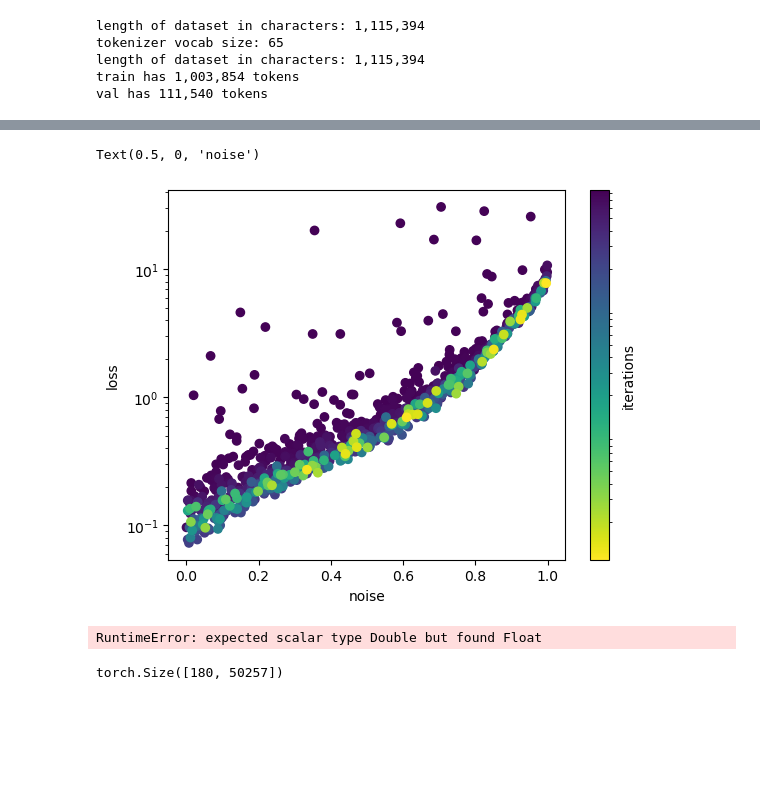
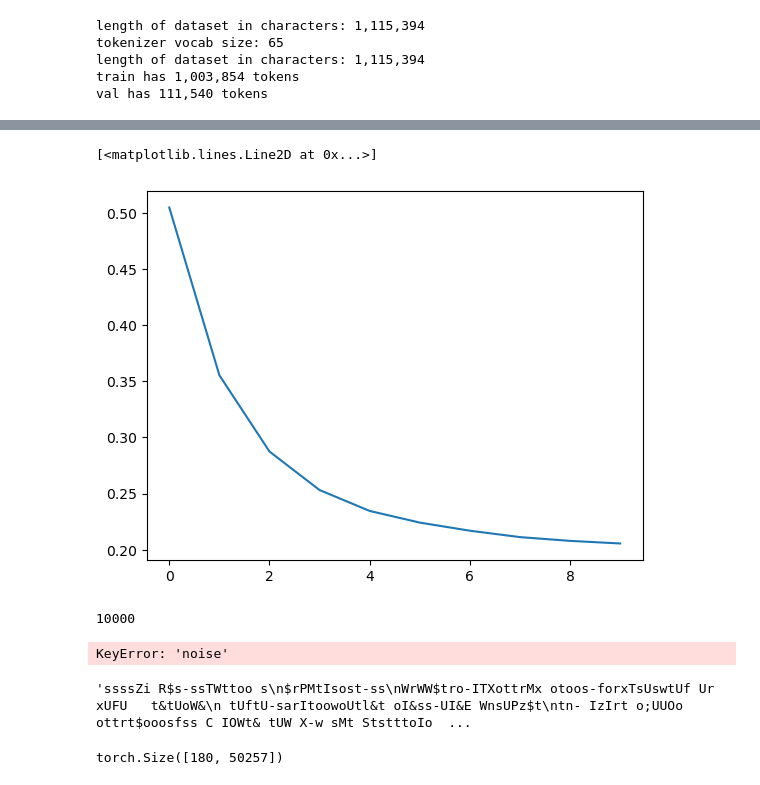
Before and after one commit to Francesco215/Language_CA, a Jupyter notebook: training.ipynb, the cells around one changed output, grey strips where cells are left out. Saved outputs shown, nothing was run; the diff lists cells and outputs as text; code cells hidden in the pictures; blank space fills up the shorter version.

```diff
--- a/training.ipynb
+++ b/training.ipynb
@@ -214,0 +215,21 @@ torch.Size([2, 20])
+# %%
+context_size=200
+noise=torch.tensor(0.7)
+targ=sample_shakespeare(train_ids, context_size)
+print(f'original text:\n{tokenizer.decode(targ)}\n---------------------\n')
+pred, clean, nois = encoder(targ, noise)
+
+print(f'noised text:\n{tokenizer.decode(model.decoder(pred).argmax(dim=-1))}')
+
+base_loss = loss_function(pred, targ, clean, nois)
+print(f'loss befor denoising= {base_loss.item()}\n---------------------\n')
+
+l=[]
+edge_index=graph_maker(context_size)
+for _ in range(10):
+    pred = model(pred, edge_index)
+    l.append(loss_function(pred, targ, clean, nois).item())
+
+print(f'denoised text:\n{tokenizer.decode(model.decoder(pred).argmax(dim=-1))}\n---------------------\n')
+base_loss = loss_function(pred, targ, clean, nois)
+print(base_loss.item())
@@ -215,6 +254,15 @@ torch.Size([2, 20])
+# %%
+plt.plot(l)
+# %% [output]
+[<matplotlib.lines.Line2D at 0x...>]
+[figure, added]
+# %%
+print(10_000)
+# %% [output]
+10000
 # %%
 import matplotlib as mpl
-x=[ log['loss']/(log['noise']+1e-8) for log in model.logs[-100:]]
+encoding_prediction=[ log['loss']/(log['noise']+1e-8) for log in model.logs[-100:]]
 colormap=plt.cm.get_cmap('viridis')
 
 logs=model.logs
@@ -231,17 +279,17 @@ plt.yscale('log')
 plt.ylabel('loss')
 plt.xlabel('noise')
 # %% [output]
-Text(0.5, 0, 'noise')
+KeyError: 'noise'
-[figure, removed]
 # %%
 from src.diffusion_utils import denoise,reverse_DDIM,cosine_schedule
 
-x=torch.randn(200,model.d_Embedding)
-edge_index=graph_maker(x.shape[0])
+encoding_prediction=torch.randn(200,model.d_Embedding)
+edge_index=graph_maker(encoding_prediction.shape[0])
 
-denoise(model, reverse_DDIM, x, 10,10, cosine_schedule,edge_index=edge_index)
+out=denoise(model, reverse_DDIM, encoding_prediction, 100,10, cosine_schedule,edge_index=edge_index)
+tokenizer.decode(model.decoder(out).argmax(dim=-1).detach().cpu().numpy())
 # %% [output]
-RuntimeError: expected scalar type Double but found Float
+'ssssZi R$s-ssTWttoo s\n$rPMtIsost-ss\nWrWW$tro-ITXottrMx otoos-forxTsUswtUf Ur xUFU   t&tUoW&\n tUftU-sarItoowoUtl&t oI&ss-UI&E WnsUPz$t\ntn- IzIrt o;UUOo ottrt$ooosfss C IOWt& tUW X-w sMt StstttoIo  ...
 # %%
 tok=tokenizer(text)
 out=model(tok, graph_maker(len(tok)))
```
Also changed, not shown: parts of 4 cells of this notebook, 3 other files.
